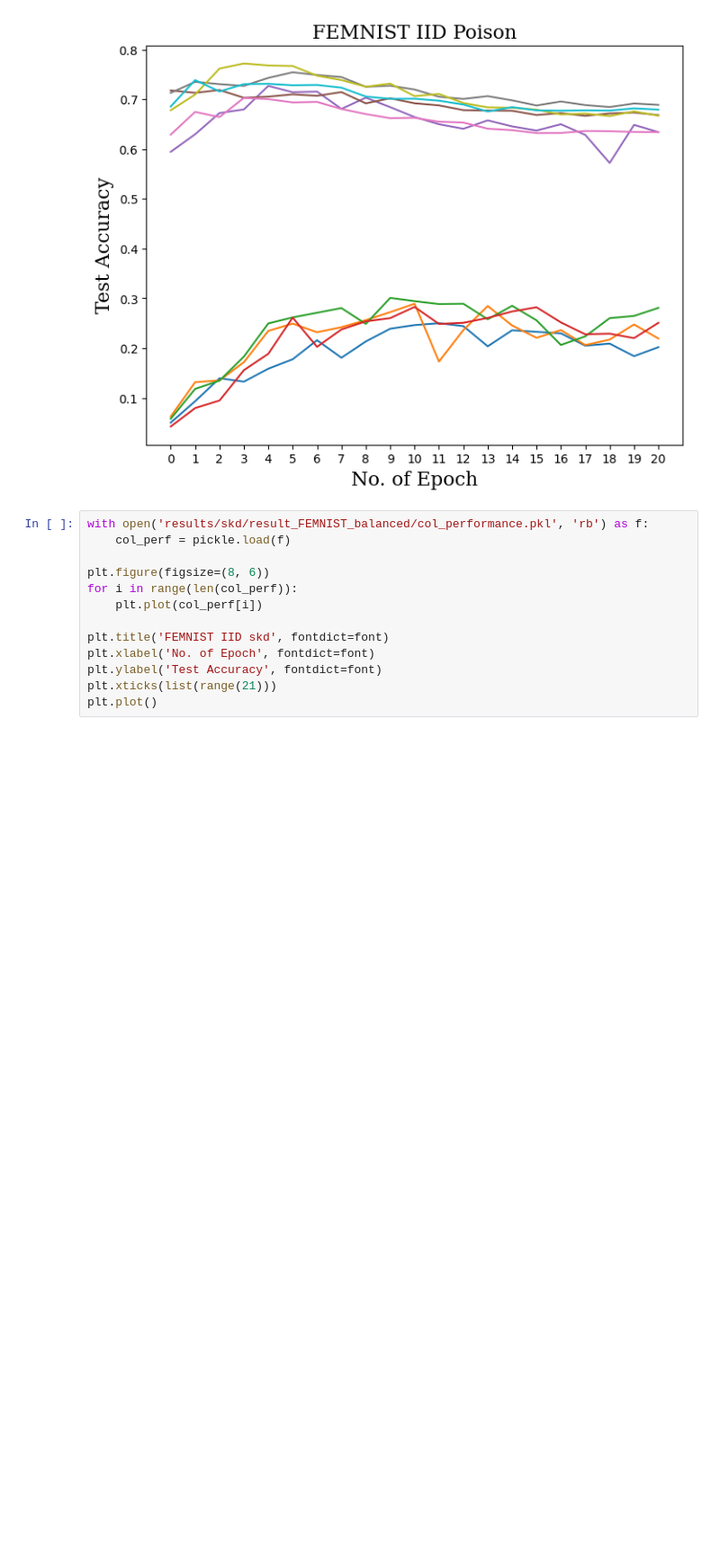
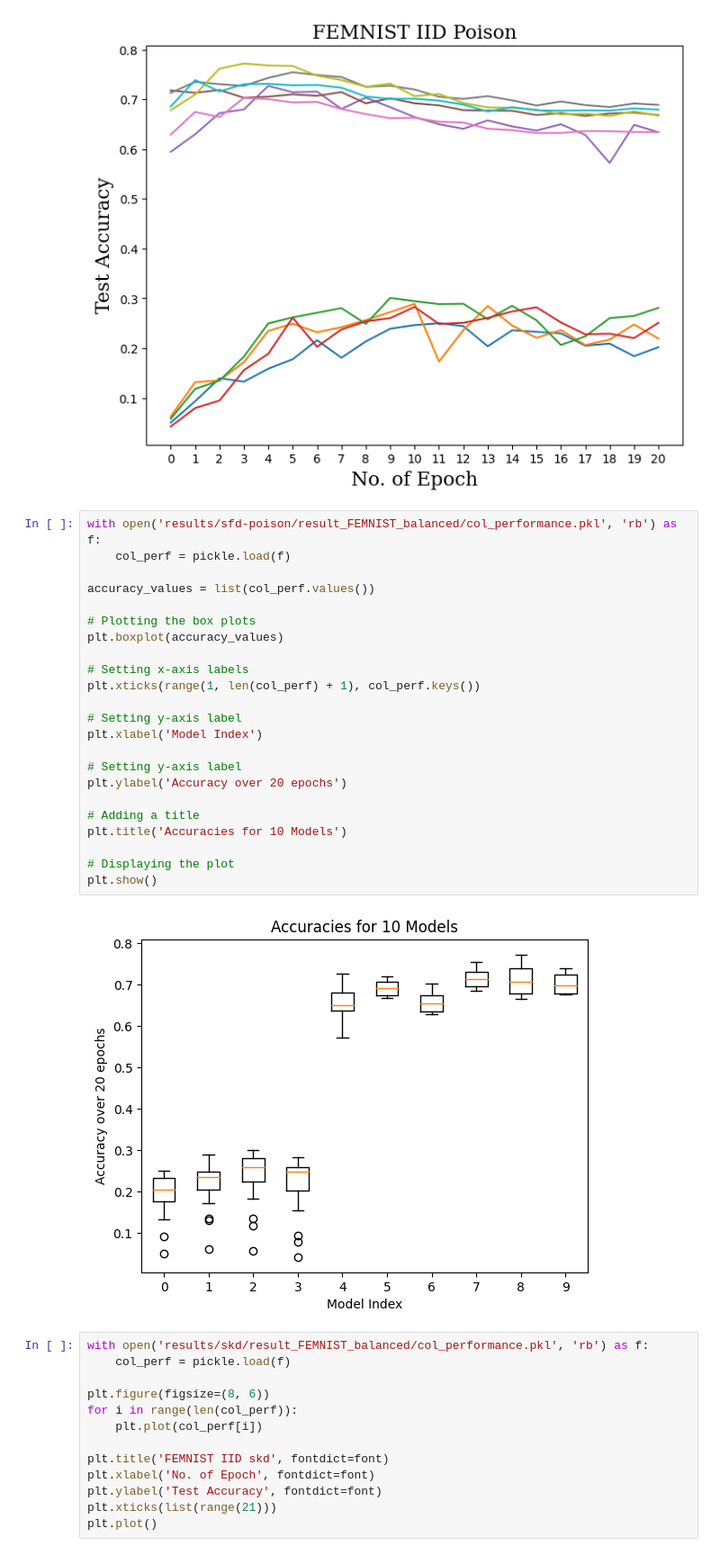
Before and after one commit to kaiesalmahmud/SKD-FL, a Jupyter notebook: results.ipynb, the cells around one changed output. Shown at 90% size. Drawn from its saved outputs; the diff is of its cells as text; blank space fills up the shorter version.

Commit message:
try box plots

```diff
--- a/results.ipynb
+++ b/results.ipynb
@@ -39,6 +40,31 @@ plt.plot()
 # %% [output]
 []
 [figure]
+# %%
+with open('results/sfd-poison/result_FEMNIST_balanced/col_performance.pkl', 'rb') as f:
+    col_perf = pickle.load(f)
+
+accuracy_values = list(col_perf.values())
+
+# Plotting the box plots
+plt.boxplot(accuracy_values)
+
+# Setting x-axis labels
+plt.xticks(range(1, len(col_perf) + 1), col_perf.keys())
+
+# Setting y-axis label
+plt.xlabel('Model Index')
+
+# Setting y-axis label
+plt.ylabel('Accuracy over 20 epochs')
+
+# Adding a title
+plt.title('Accuracies for 10 Models')
+
+# Displaying the plot
+plt.show()
+# %% [output]
+[figure, added]
 # %%
 with open('results/skd/result_FEMNIST_balanced/col_performance.pkl', 'rb') as f:
     col_perf = pickle.load(f)
```
Also changed, not shown: parts of 3 cells of this notebook.
